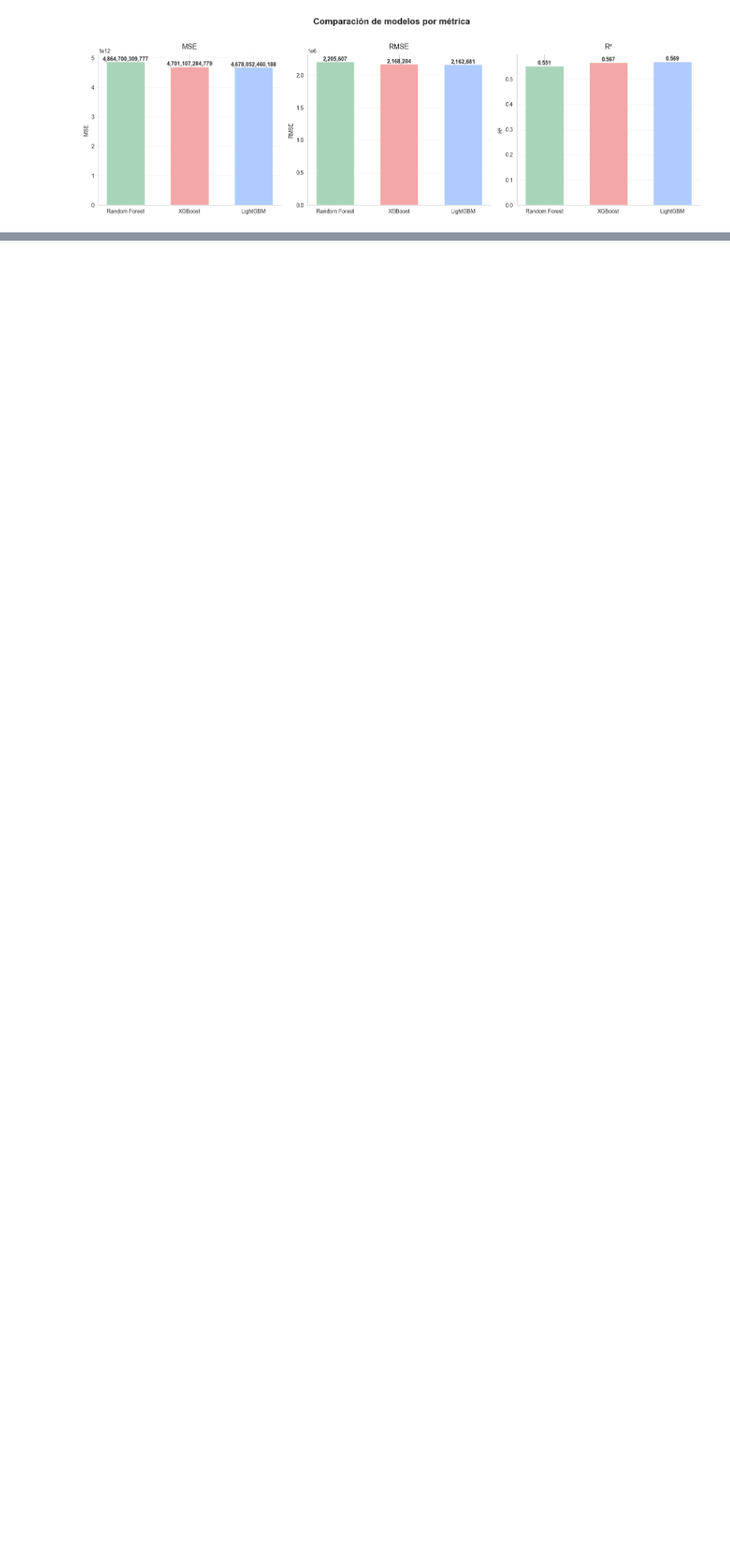
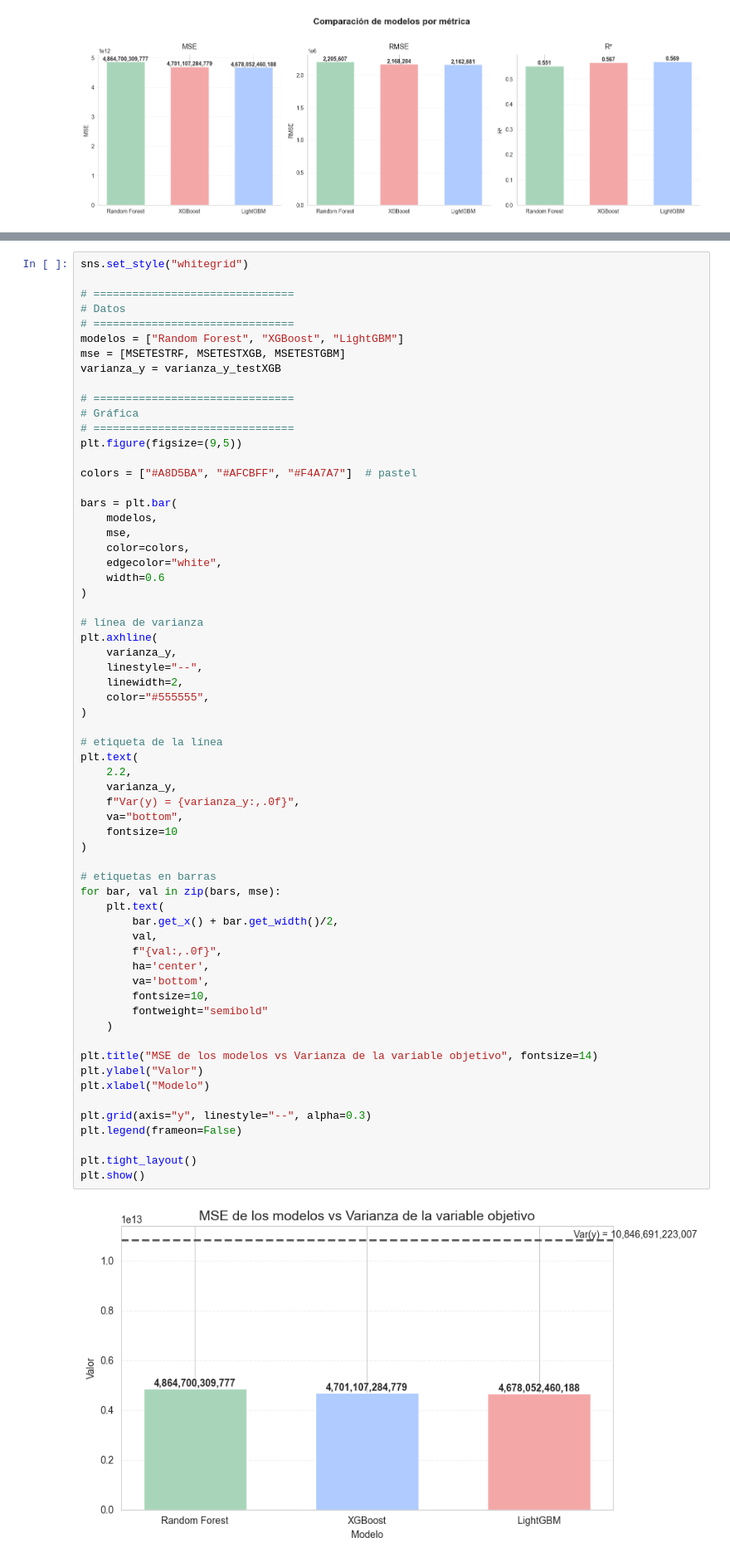
Before and after one commit to Marcocruz88/Proyecto, a Jupyter notebook: EDA.ipynb, the cells around one changed output, grey strips where cells are left out. Shown at 83% size. Saved outputs shown, nothing was run; the diff lists cells and outputs as text; blank space fills up the shorter version.

```diff
--- a/EDA.ipynb
+++ b/EDA.ipynb
@@ -2102,0 +2146,65 @@ plt.show()
+# %%
+sns.set_style("whitegrid")
+
+# ===============================
+# Datos
+# ===============================
+modelos = ["Random Forest", "XGBoost", "LightGBM"]
+mse = [MSETESTRF, MSETESTXGB, MSETESTGBM]
+varianza_y = varianza_y_testXGB
+
+# ===============================
+# Gráfica
+# ===============================
+plt.figure(figsize=(9,5))
+
+colors = ["#A8D5BA", "#AFCBFF", "#F4A7A7"]  # pastel
+
+bars = plt.bar(
+    modelos,
+    mse,
+    color=colors,
+    edgecolor="white",
+    width=0.6
+)
+
+# línea de varianza
+plt.axhline(
+    varianza_y,
+    linestyle="--",
+    linewidth=2,
+    color="#555555",
+)
+
+# etiqueta de la línea
+plt.text(
+    2.2,
+    varianza_y,
+    f"Var(y) = {varianza_y:,.0f}",
+    va="bottom",
+    fontsize=10
+)
+
+# etiquetas en barras
+for bar, val in zip(bars, mse):
+    plt.text(
+        bar.get_x() + bar.get_width()/2,
+        val,
+        f"{val:,.0f}",
+        ha='center',
+        va='bottom',
+        fontsize=10,
+        fontweight="semibold"
+    )
+
+plt.title("MSE de los modelos vs Varianza de la variable objetivo", fontsize=14)
+plt.ylabel("Valor")
+plt.xlabel("Modelo")
+
+plt.grid(axis="y", linestyle="--", alpha=0.3)
+plt.legend(frameon=False)
+
+plt.tight_layout()
+plt.show()
+# %% [output]
+[figure, added]
```
Also changed, not shown: parts of 1 cell of this notebook.
